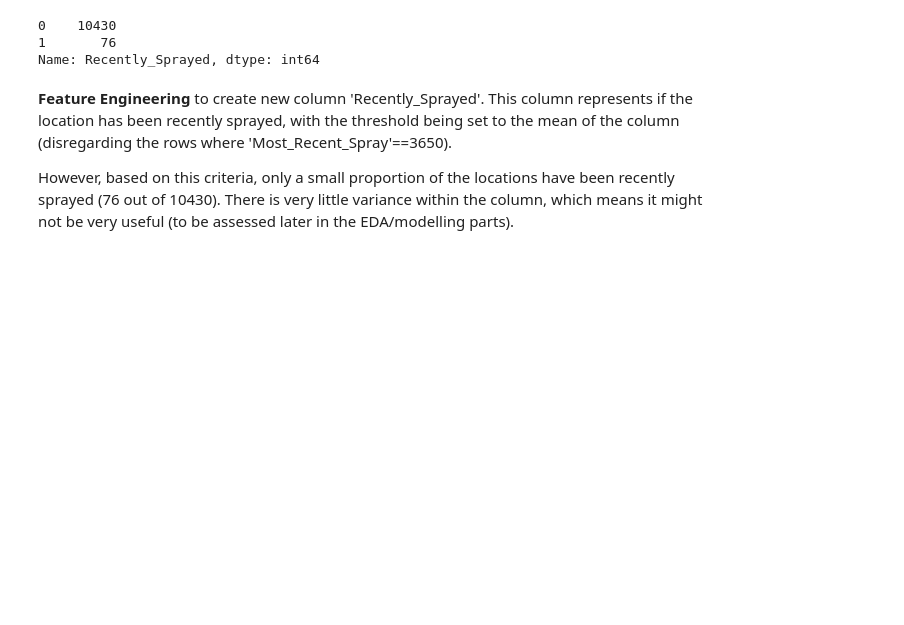
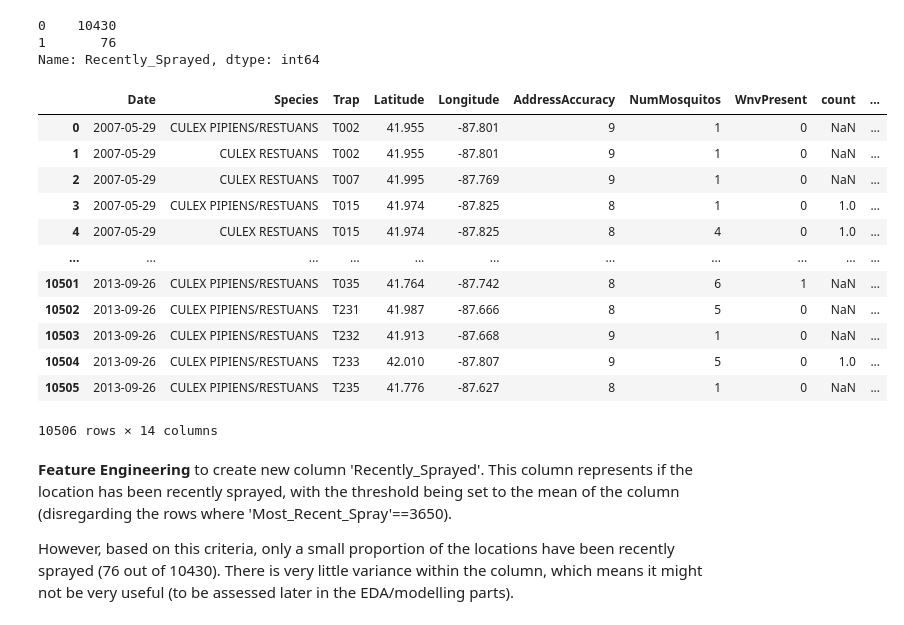
Before and after one commit to vincentleejiaqing/DSI11-SG-Project_4-GROUP_1, a Jupyter notebook: predict-west-nile-virus/project_4_GROUP_1.ipynb, the cells around one changed output. Drawn from its saved outputs; the diff is of its cells as text; code cells hidden in the pictures; blank space fills up the shorter version.

```diff
--- a/predict-west-nile-virus/project_4_GROUP_1.ipynb
+++ b/predict-west-nile-virus/project_4_GROUP_1.ipynb
@@ -285,6 +306,22 @@ trainSprayCombined['Recently_Sprayed'].value_counts()
 0    10430
 1       76
 Name: Recently_Sprayed, dtype: int64
+# %%
+trainSprayCombined
+# %% [output]
+|  | Date | Species | Trap | Latitude | Longitude | AddressAccuracy | NumMosquitos | WnvPresent | count | ... |
+| 0 | 2007-05-29 | CULEX PIPIENS/RESTUANS | T002 | 41.955 | -87.801 | 9 | 1 | 0 | NaN | ... |
+| 1 | 2007-05-29 | CULEX RESTUANS | T002 | 41.955 | -87.801 | 9 | 1 | 0 | NaN | ... |
+| 2 | 2007-05-29 | CULEX RESTUANS | T007 | 41.995 | -87.769 | 9 | 1 | 0 | NaN | ... |
+| 3 | 2007-05-29 | CULEX PIPIENS/RESTUANS | T015 | 41.974 | -87.825 | 8 | 1 | 0 | 1.0 | ... |
+| 4 | 2007-05-29 | CULEX RESTUANS | T015 | 41.974 | -87.825 | 8 | 4 | 0 | 1.0 | ... |
+| ... | ... | ... | ... | ... | ... | ... | ... | ... | ... | ... |
+| 10501 | 2013-09-26 | CULEX PIPIENS/RESTUANS | T035 | 41.764 | -87.742 | 8 | 6 | 1 | NaN | ... |
+| 10502 | 2013-09-26 | CULEX PIPIENS/RESTUANS | T231 | 41.987 | -87.666 | 8 | 5 | 0 | NaN | ... |
+| 10503 | 2013-09-26 | CULEX PIPIENS/RESTUANS | T232 | 41.913 | -87.668 | 9 | 1 | 0 | NaN | ... |
+| 10504 | 2013-09-26 | CULEX PIPIENS/RESTUANS | T233 | 42.010 | -87.807 | 9 | 5 | 0 | 1.0 | ... |
+| 10505 | 2013-09-26 | CULEX PIPIENS/RESTUANS | T235 | 41.776 | -87.627 | 8 | 1 | 0 | NaN | ... |
+10506 rows × 14 columns
 # %% [markdown]
 **Feature Engineering** to create new column 'Recently_Sprayed'. This column represents if the location has been recently sprayed, with the threshold being set to the mean of the column (disregarding the rows where 'Most_Recent_Spray'==3650).
 
```
Also changed, not shown: parts of 14 cells of this notebook, 5 other files.
